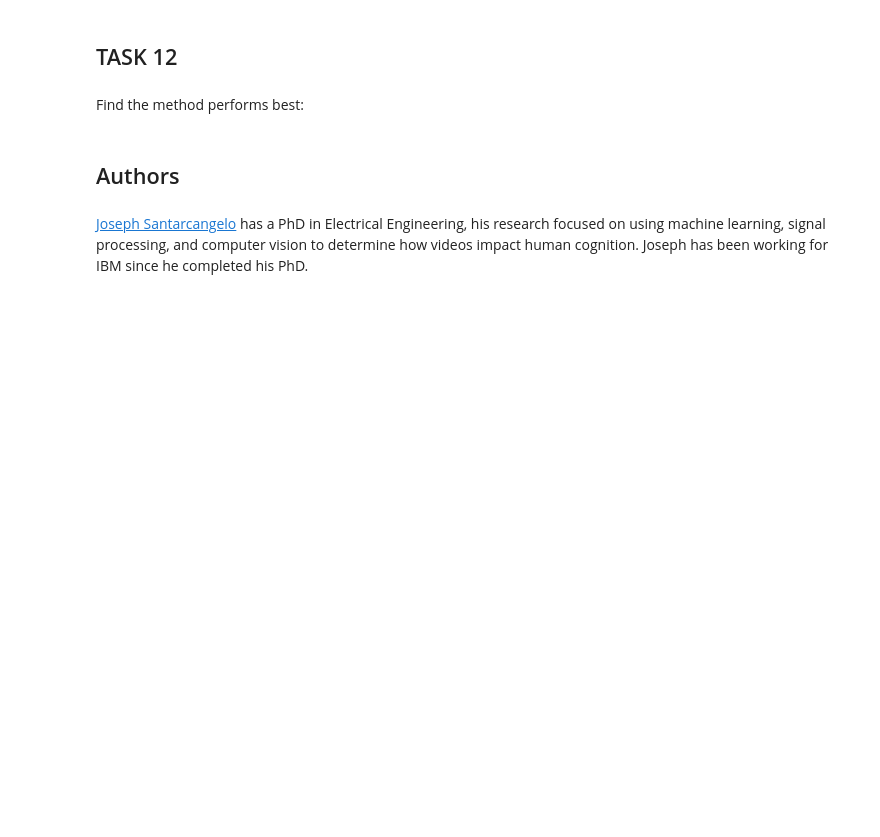
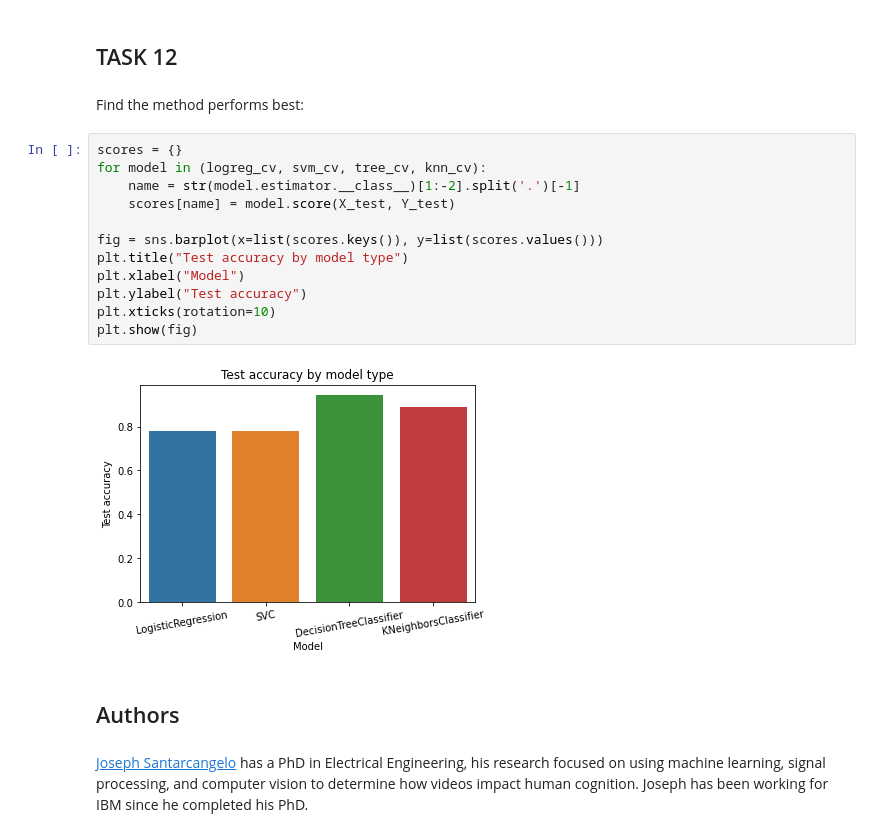
Before and after one commit to francis-de-ladu/applied-data-science-capstone__coursera-ibm, a Jupyter notebook: Prediction of Landing Success of Falcon 9 Launches.ipynb, the cells around one changed output. Cells and saved outputs as stored; diff of their text form; blank space fills up the shorter version.

```diff
--- a/Prediction of Landing Success of Falcon 9 Launches.ipynb
+++ b/Prediction of Landing Success of Falcon 9 Launches.ipynb
@@ -342,6 +342,20 @@ plot_confusion_matrix(Y_test, yhat)
 ## TASK  12
 # %% [markdown]
 Find the method performs best:
+# %%
+scores = {}
+for model in (logreg_cv, svm_cv, tree_cv, knn_cv):
+    name = str(model.estimator.__class__)[1:-2].split('.')[-1]
+    scores[name] = model.score(X_test, Y_test)
+
+fig = sns.barplot(x=list(scores.keys()), y=list(scores.values()))
+plt.title("Test accuracy by model type")
+plt.xlabel("Model")
+plt.ylabel("Test accuracy")
+plt.xticks(rotation=10)
+plt.show(fig)
+# %% [output]
+[figure, added]
 # %% [markdown]
 ## Authors
 # %% [markdown]
```
Also changed, not shown: parts of 11 cells of this notebook.
